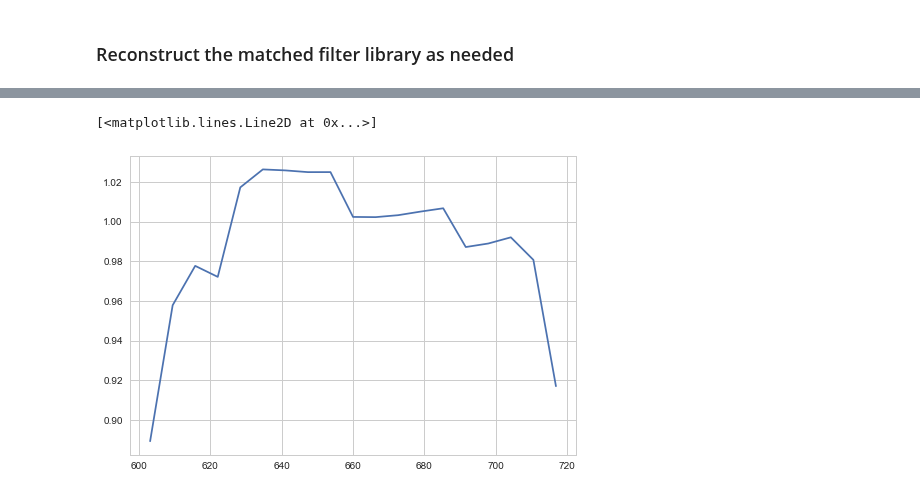
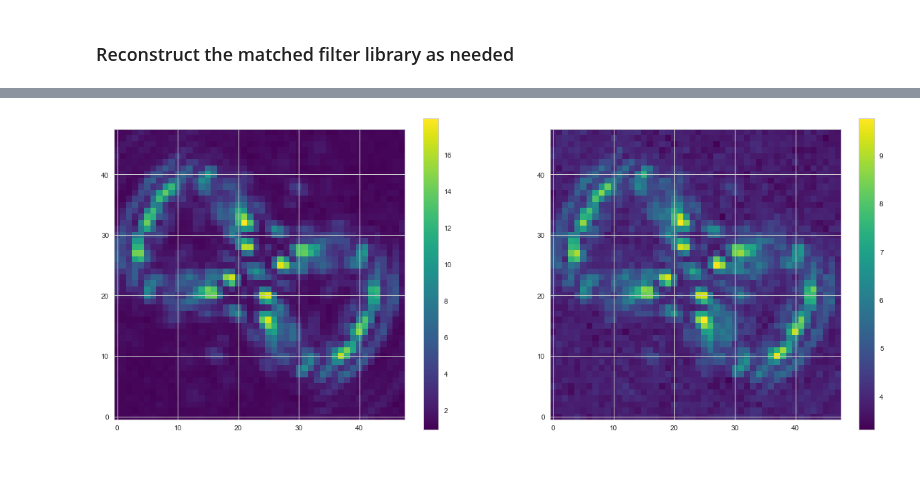
Before and after one commit to mjrfringes/crispy, a Jupyter notebook: docs/source/notebooks/OS5_scenario.ipynb, the cells around one changed output, grey strips where cells are left out. Drawn from its saved outputs; the diff is of its cells as text; code cells hidden in the pictures; blank space fills up the shorter version.

```diff
--- a/docs/source/notebooks/OS5_scenario.ipynb
+++ b/docs/source/notebooks/OS5_scenario.ipynb
@@ -183,7 +240,20 @@ plt.plot(lam_midpts,ratio_out)
-# %%
-# from crispy.tools.inputScene import calc_contrast_Bijan
-plt.plot(lam_midpts,ratio)
-# np.savetxt(folder+"/average/ratio.txt",ratio)
-# %% [output]
-[<matplotlib.lines.Line2D at 0x...>]
-[figure, removed]
+# %%
+ref_star = fits.getdata(folder+'/average'+'/average_ref_star_detector_red_optext_flatfielded.fits')
+target_star_planet = fits.getdata(folder+'/average'+'/average_target_star_detector_red_optext_flatfielded.fits')
+target_star = fits.getdata(folder+'/average'+'/average_target_star_nosource_detector_red_optext_flatfielded.fits')
+planet = target_star_planet - target_star
+rdi_residual = fits.getdata(folder+'/average'+"/lstsq_residual.fits")
+trim = 30
+# %%
+import ipywidgets
+def plt_cubes_slices(wchan):
+    plt.figure(figsize=(20,8))
+    plt.subplot(121)
+    plt.imshow(ref_star[wchan-1,trim:-trim,trim:-trim], cmap='viridis')
+    plt.colorbar()
+    plt.subplot(122)
+    plt.imshow(target_star_planet[wchan-1,trim:-trim,trim:-trim], cmap='viridis')
+    plt.colorbar()
+ipywidgets.interact(plt_cubes_slices, wchan=(1,planet.shape[0]));
+# %% [output]
+[figure, added]
```
Also changed, not shown: parts of 14 cells of this notebook, 10 other files.
